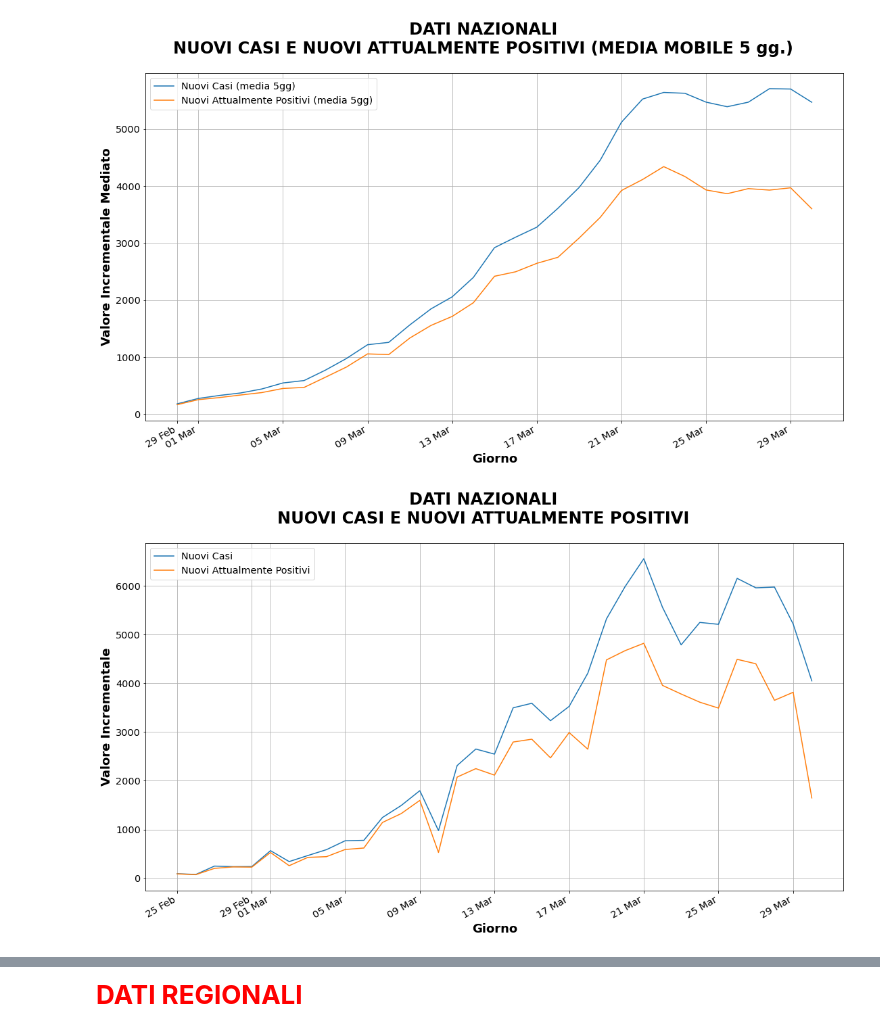
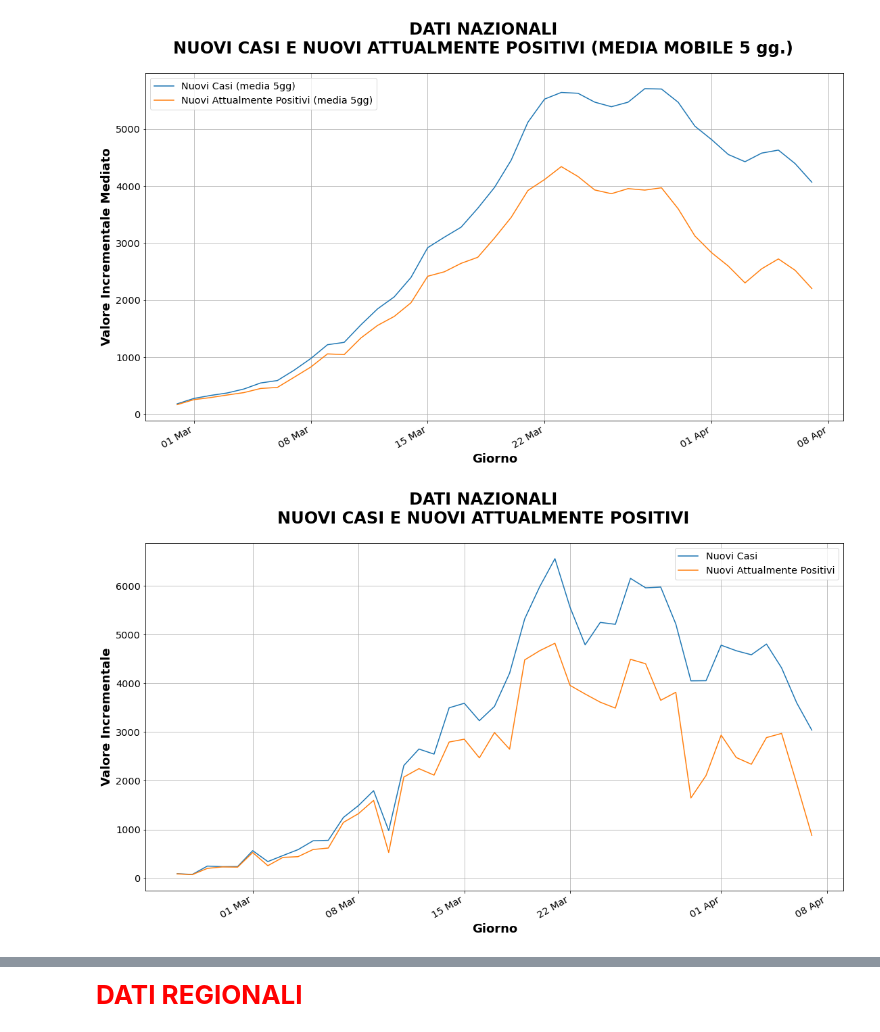
Before and after one commit to foppini975/covid19, a Jupyter notebook: Covid-19 Report.ipynb, the cells around one changed output, grey strips where cells are left out. Saved outputs shown, nothing was run; the diff lists cells and outputs as text; code cells hidden in the pictures.

```diff
--- a/Covid-19 Report.ipynb
+++ b/Covid-19 Report.ipynb
@@ -54,15 +54,16 @@ with urllib.request.urlopen(NAT_JSON_URL) as url:
 df = pd.DataFrame.from_dict(data)
 
 summary_dict = {'totale_casi': "Totale casi",
-                'totale_attualmente_positivi': "Totale attualmente positivi",
-               'nuovi_attualmente_positivi': "Nuovi attualmente positivi",
-               'deceduti': "Deceduti",
-               'terapia_intensiva': "Terapia Intensiva",
-               'ricoverati_con_sintomi': "Ricoverati con sintomi",
-               'totale_ospedalizzati': "Totale ospedalizzati",
-               'isolamento_domiciliare': "Isolamente domiciliare",
-               'dimessi_guariti': "Dimessi guariti",
-               'tamponi': "Tamponi"}
+                'nuovi_positivi': "Incrememento Totale casi",
+                'totale_positivi': "Totale attualmente positivi",
+                'variazione_totale_positivi': "Nuovi attualmente positivi",
+                'deceduti': "Deceduti",
+                'terapia_intensiva': "Terapia Intensiva",
+                'ricoverati_con_sintomi': "Ricoverati con sintomi",
+                'totale_ospedalizzati': "Totale ospedalizzati",
+                'isolamento_domiciliare': "Isolamente domiciliare",
+                'dimessi_guariti': "Dimessi guariti",
+                'tamponi': "Tamponi"}
 
 latest_date = df.max()['data']
 printmd("<span style='color:red;font-weight:bold;font-size:26px;'>DATI NAZIONALI </span><BR>")
@@ -97,8 +142,8 @@ def esperimenti_interpolazione():
     s2_dict = {"data": ["2020-03-22 18:00:00"],
                "stato":["ITA"],
                'totale_casi': [None],
-               'totale_attualmente_positivi': [None],
-               'nuovi_attualmente_positivi': [None],
+               'totale_positivi': [None],
+               'variazione_totale_positivi': [None],
                'deceduti': [None],
                'terapia_intensiva': [None],
                'ricoverati_con_sintomi': [None],
@@ -134,13 +179,17 @@ for key, value in df_shift_perc.iteritems():
     for key2, value2 in value.iteritems():
         #print("key = {} - key2 = {} - value2 = {} - type = {}".format(key, key2, value2, df_shift_perc.dtypes[key]))
         if key in ['ricoverati_con_sintomi', 'terapia_intensiva', 'totale_ospedalizzati', 'isolamento_domiciliare',
-                   'totale_attualmente_positivi', 'nuovi_attualmente_positivi', 'dimessi_guariti', 'deceduti',
+                   'totale_positivi', 'variazione_totale_positivi', 'dimessi_guariti', 'deceduti',
                    'totale_casi', 'tamponi']:
             if key2 == 0:
                 ratio = 100
             else:
-                ratio = 100 * (pd.to_numeric(df.iloc[key2][key]) / pd.to_numeric(df.iloc[key2-1][key]) - 1)
-            df_shift_perc.at[key2, key] = "{:.0f}%".format(ratio)
+                if df.iloc[key2-1][key] == 0:
+                    ratio = 1
+                else:
+                    with np.errstate(divide='ignore'):
+                        ratio = 100 * (pd.to_numeric(df.iloc[key2][key]) / pd.to_numeric(df.iloc[key2-1][key]) - 1)
+            df_shift_perc.at[key2, key] = "{:.1f}%".format(ratio)
             #print("XXXXX key = {} - key2 = {} - ratio = {}, new value = {}".format(key, key2, ratio, df_shift_perc.iloc[key2][key]))
 
 for key, value in df_shift_diff.iteritems():
@@ -151,7 +200,7 @@ for key, value in df_shift_diff.iteritems():
     for key2, value2 in value.iteritems():
         #print("key = {} - key2 = {} - value2 = {} - type = {}".format(key, key2, value2, df_shift_perc.dtypes[key]))
         if key in ['ricoverati_con_sintomi', 'terapia_intensiva', 'totale_ospedalizzati', 'isolamento_domiciliare',
-                   'totale_attualmente_positivi', 'nuovi_attualmente_positivi', 'dimessi_guariti', 'deceduti',
+                   'totale_positivi', 'variazione_totale_positivi', 'dimessi_guariti', 'deceduti',
                    'totale_casi', 'tamponi']:
             diff = pd.to_numeric(df.iloc[key2][key]) - pd.to_numeric(df.iloc[key2-1][key])
             df_shift_diff.at[key2, key] = diff
@@ -160,7 +209,7 @@ for key, value in df_shift_diff.iteritems():
 
 printmd("<span style='color:black;font-weight:bold;font-size:24px;'>DATI NAZIONALI: ULTIMI INCREMENTI % SU BASE QUOTIDIANA</span><BR>")
 df_shift_perc = df_shift_perc[['data', 'stato', 'ricoverati_con_sintomi', 'terapia_intensiva', 'totale_ospedalizzati', 'isolamento_domiciliare',
-                   'totale_attualmente_positivi', 'nuovi_attualmente_positivi', 'dimessi_guariti', 'deceduti',
+                   'totale_positivi', 'variazione_totale_positivi', 'dimessi_guariti', 'deceduti',
                    'totale_casi', 'tamponi']]
 df_shift_perc.drop(df.index[0]).tail()
 # %% [output]
@@ -174,7 +223,7 @@ df_shift_perc.drop(df.index[0]).tail()
 # %%
 printmd("<span style='color:black;font-weight:bold;font-size:24px;'>DATI NAZIONALI: ULTIMI INCREMENTI SU BASE QUOTIDIANA</span><BR>")
 df_shift_diff = df_shift_diff[['data', 'stato', 'ricoverati_con_sintomi', 'terapia_intensiva', 'totale_ospedalizzati', 'isolamento_domiciliare',
-                   'totale_attualmente_positivi', 'nuovi_attualmente_positivi', 'dimessi_guariti', 'deceduti',
+                   'totale_positivi', 'variazione_totale_positivi', 'dimessi_guariti', 'deceduti',
                    'totale_casi', 'tamponi']]
 df_shift_diff.drop(df.index[0]).tail()
 # %% [output]
@@ -297,7 +349,7 @@ def calc_moving_average(df, column, avg_length = 5):
 
 # NAP Media mobile
 AVG_LENGTH = 5
-myValues_NAP_avg = calc_moving_average(df, 'nuovi_attualmente_positivi', AVG_LENGTH)
+myValues_NAP_avg = calc_moving_average(df, 'variazione_totale_positivi', AVG_LENGTH)
 myValues_TCdiff_avg = calc_moving_average(df_shift_diff, 'totale_casi', AVG_LENGTH)
 
 def plot_chart(title, xlabel, ylabel, xseries, yseries1, label1, yseries2, label2, xdates = True):
@@ -329,19 +381,19 @@ plot_chart(title = 'DATI NAZIONALI\nNUOVI CASI E NUOVI ATTUALMENTE POSITIVI (MED
            label2 = "Nuovi Attualmente Positivi (media {}gg)".format(AVG_LENGTH),
            xdates = True)
 # %% [output]
-[figure, old version]
+[figure, new version]
 # %%
 plot_chart(title = 'DATI NAZIONALI\nNUOVI CASI E NUOVI ATTUALMENTE POSITIVI'.format(AVG_LENGTH),
            xlabel = 'Giorno',
            ylabel = 'Valore Incrementale',
            xseries = myDates[1:],
            yseries1 = df_shift_diff['totale_casi'][1:],
            label1 = "Nuovi Casi",
-           yseries2 = df['nuovi_attualmente_positivi'][1:],
+           yseries2 = df['variazione_totale_positivi'][1:],
            label2 = "Nuovi Attualmente Positivi",
            xdates = True)
 # %% [output]
-[figure, old version]
+[figure, new version]
 # %%
 #myDates_sim = [datetime.datetime.strptime(d,"%Y-%m-%d %H:%M:%S").date() for d in df['data']]
 myDates_sim = [datetime.datetime.strptime(d,"%Y-%m-%dT%H:%M:%S").date() for d in df['data']]
```
Also changed, not shown: parts of 22 cells of this notebook, 1 other file.
